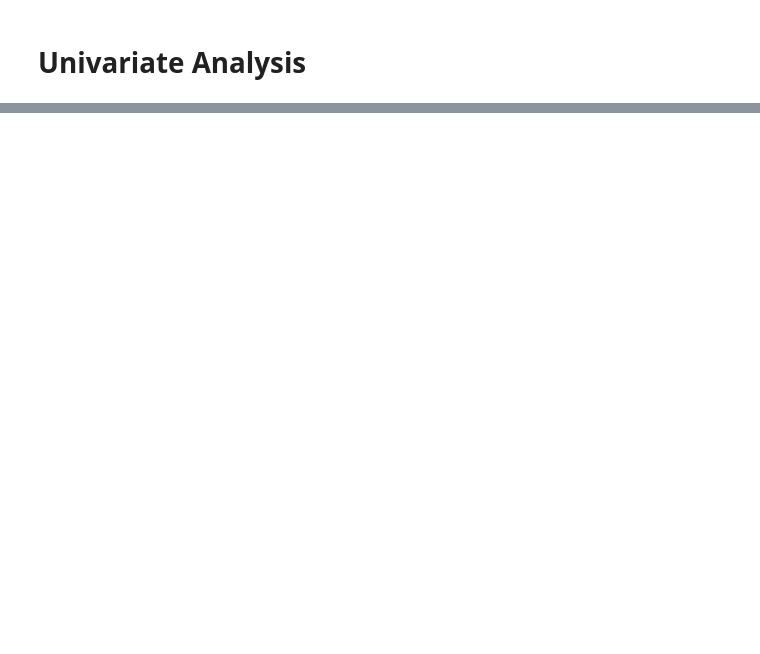
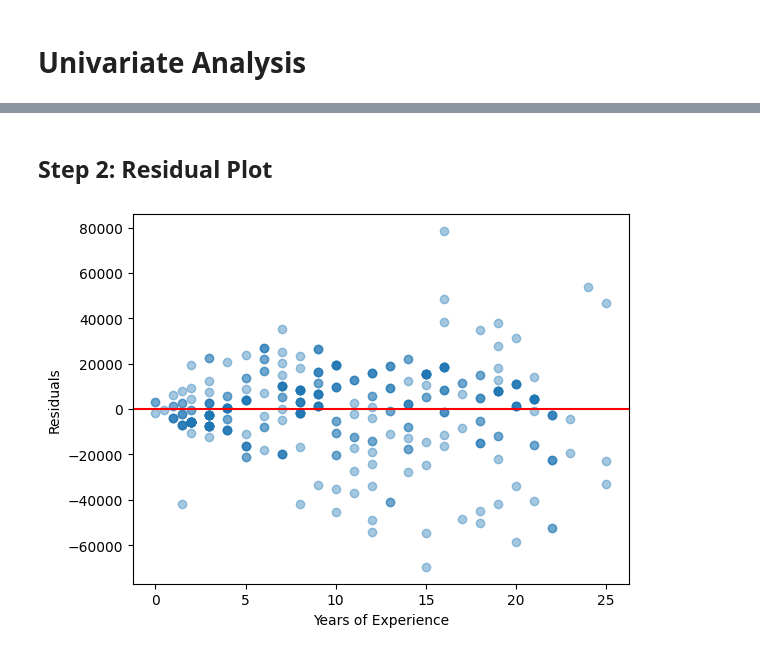
Before and after one commit to VishRoy/kaggle-notebook, a Jupyter notebook: salary-prediction.ipynb, the cells around one changed output, grey strips where cells are left out. Cells and saved outputs as stored; diff of their text form; code cells hidden in the pictures; blank space fills up the shorter version.

```diff
--- a/salary-prediction.ipynb
+++ b/salary-prediction.ipynb
@@ -74,0 +121,17 @@ dtype: int64
+# %% [markdown]
+## Step 2: Residual Plot
+# %%
+from sklearn.linear_model import LinearRegression
+
+model = LinearRegression()
+model.fit(df[['Years of Experience']], df['Salary'])
+predictions = model.predict(df[['Years of Experience']])
+residuals = df['Salary'] - predictions
+
+plt.scatter(df["Years of Experience"], residuals, alpha=0.4)
+plt.axhline(0, color='red')
+plt.xlabel('Years of Experience')
+plt.ylabel('Residuals')
+plt.show()
+# %% [output]
+[figure, added]
```
Also changed, not shown: parts of 39 cells of this notebook.
